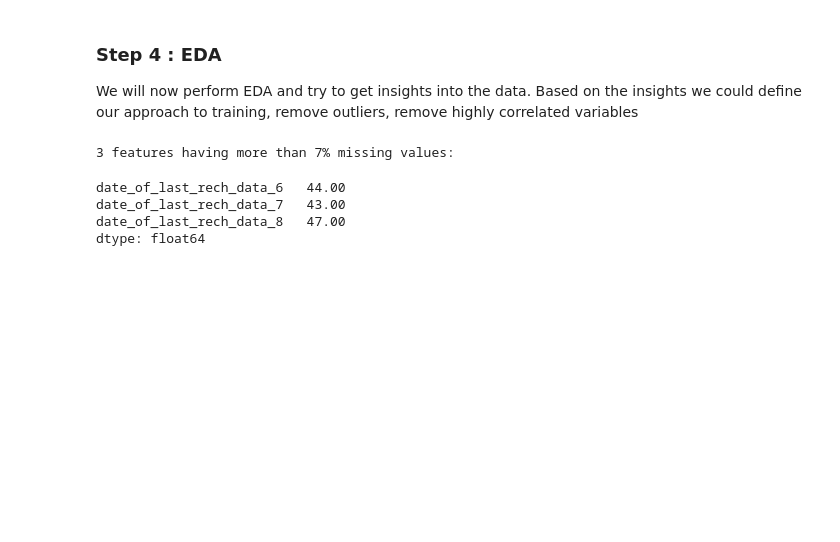
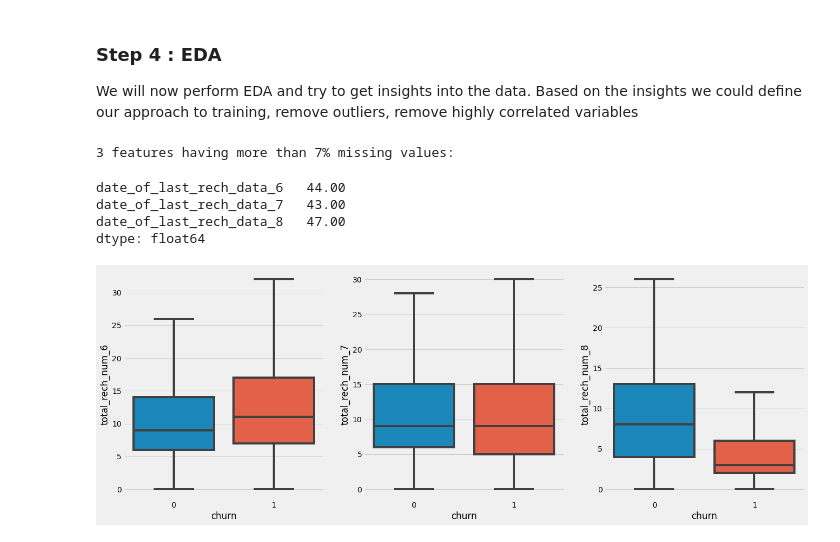
Before and after one commit to rramchan12/Telecom-Churn-CaseStudy, a Jupyter notebook: Telecom Churn Case Study.ipynb, the cells around one changed output. Saved outputs shown, nothing was run; the diff lists cells and outputs as text; code cells hidden in the pictures; blank space fills up the shorter version.

Commit message:
Added box plots

```diff
--- a/Telecom Churn Case Study.ipynb
+++ b/Telecom Churn Case Study.ipynb
@@ -293,5 +255,5 @@ Name: churn, dtype: float64
 # %%
-churn_month_columns =  telecom_df_high_val_cust.columns[telecom_df_high_val_cust.columns.str.contains('_9')]
+churn_month_columns =  telecom_df_high_val_cust.columns[telecom_df_high_val_cust.columns.str.contains('_9|sep')]
 # %%
 churn_month_columns
 # %% [output]
@@ -316,0 +302,4 @@ telecom_df_high_val_cust.drop(churn_month_columns,axis=1,inplace=True)
+# %%
+# all Date column list
+date_columns = [col for col in telecom_df_high_val_cust if 'date' in col.lower()]
+date_columns
@@ -317,3 +319,5 @@ telecom_df_high_val_cust.drop(churn_month_columns,axis=1,inplace=True)
+# %%
+telecom_df_high_val_cust[date_columns] = telecom_df_high_val_cust[date_columns].apply(pd.to_datetime)
 # %%
 telecom_df_high_val_cust.shape
 # %% [output]
@@ -331,3 +335,20 @@ date_of_last_rech_data_6   44.00
 date_of_last_rech_data_7   43.00
 date_of_last_rech_data_8   47.00
 dtype: float64
+# %%
+# create box plot for  6th, 7th and 8th month
+def create_box_plot(column):
+    plt.figure(figsize=(20,16))
+    df = telecom_df_high_val_cust
+    plt.subplot(2,3,1)
+    sns.boxplot(data=df, y=column+"_6",x="churn", showfliers=False)
+    plt.subplot(2,3,2)
+    sns.boxplot(data=df, y=column+"_7",x="churn", showfliers=False)
+    plt.subplot(2,3,3)
+    sns.boxplot(data=df, y=column+"_8",x="churn", showfliers=False)
+    plt.show()
+# %%
+# Ploting for total recharge number:
+create_box_plot('total_rech_num')
+# %% [output]
+[figure, added]
```
Also changed, not shown: parts of 28 cells of this notebook.
